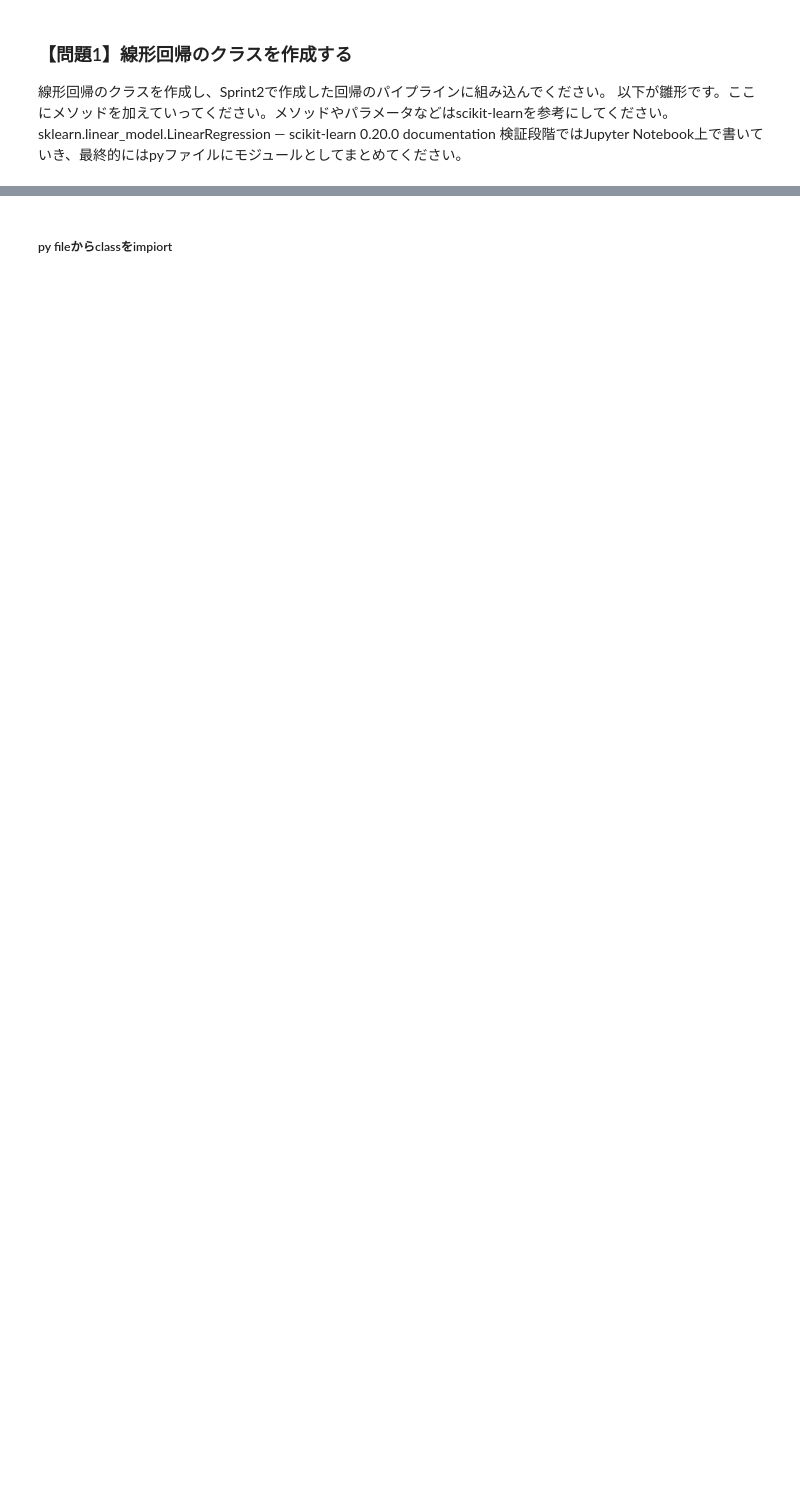
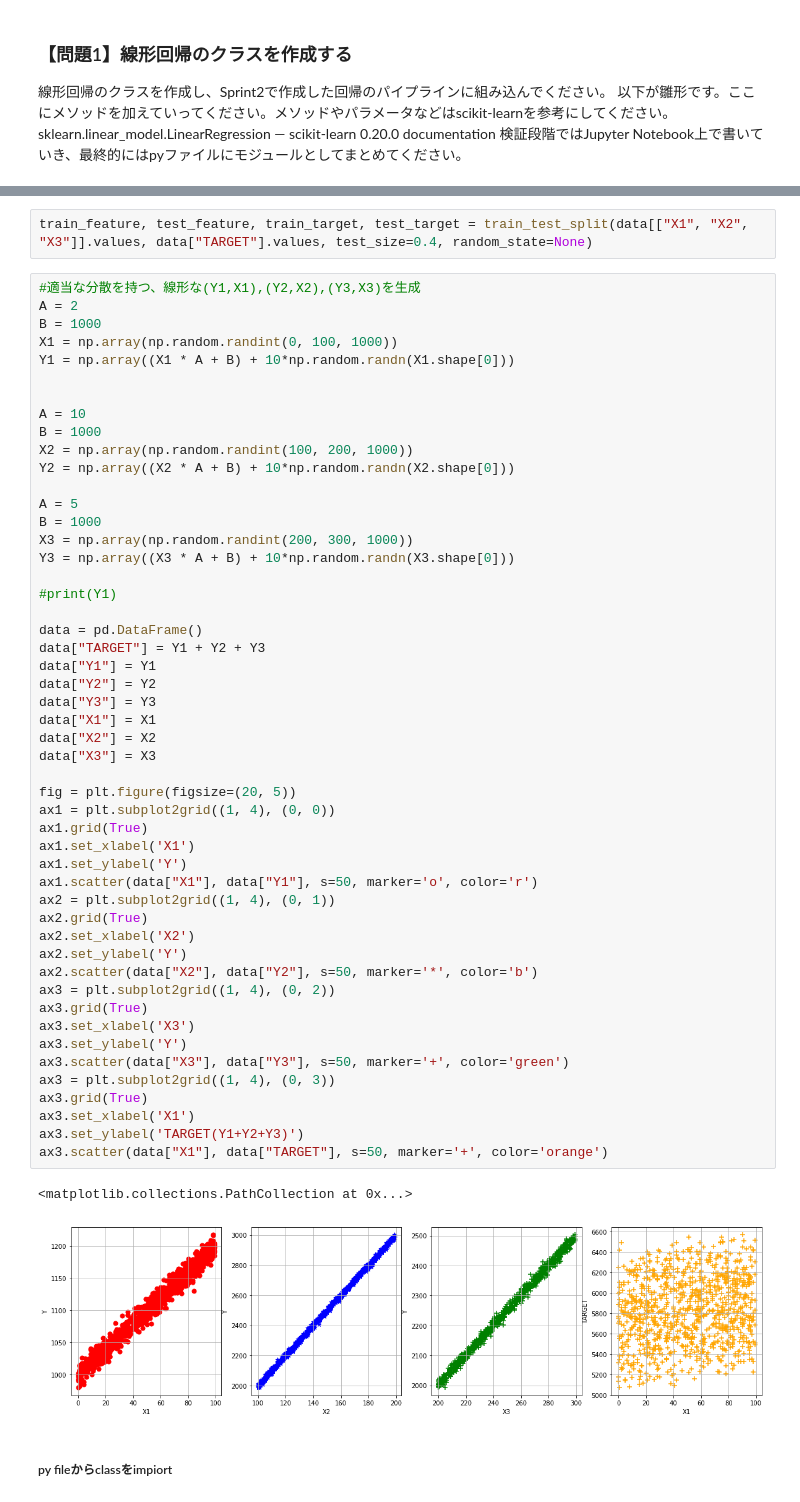
Before and after one commit to ns5849/diveintocode-ml, a Jupyter notebook: sprint3/Sprint3.ipynb, the cells around one changed output, grey strips where cells are left out. Cells and saved outputs as stored; diff of their text form; blank space fills up the shorter version.

```diff
--- a/sprint3/Sprint3.ipynb
+++ b/sprint3/Sprint3.ipynb
@@ -19,2 +73,57 @@ sklearn.linear_model.LinearRegression — scikit-learn 0.20.0 documentation
+# %%
+train_feature, test_feature, train_target, test_target = train_test_split(data[["X1", "X2", "X3"]].values, data["TARGET"].values, test_size=0.4, random_state=None)
+# %%
+#適当な分散を持つ、線形な(Y1,X1),(Y2,X2),(Y3,X3)を生成
+A = 2
+B = 1000
+X1 = np.array(np.random.randint(0, 100, 1000))
+Y1 = np.array((X1 * A + B) + 10*np.random.randn(X1.shape[0]))
+
+
+A = 10
+B = 1000
+X2 = np.array(np.random.randint(100, 200, 1000))
+Y2 = np.array((X2 * A + B) + 10*np.random.randn(X2.shape[0]))
+
+A = 5
+B = 1000
+X3 = np.array(np.random.randint(200, 300, 1000))
+Y3 = np.array((X3 * A + B) + 10*np.random.randn(X3.shape[0]))
+
+#print(Y1)
+
+data = pd.DataFrame()
+data["TARGET"] = Y1 + Y2 + Y3
+data["Y1"] = Y1
+data["Y2"] = Y2
+data["Y3"] = Y3
+data["X1"] = X1
+data["X2"] = X2
+data["X3"] = X3
+
+fig = plt.figure(figsize=(20, 5))
+ax1 = plt.subplot2grid((1, 4), (0, 0))
+ax1.grid(True)
+ax1.set_xlabel('X1')
+ax1.set_ylabel('Y')
+ax1.scatter(data["X1"], data["Y1"], s=50, marker='o', color='r')
+ax2 = plt.subplot2grid((1, 4), (0, 1))
+ax2.grid(True)
+ax2.set_xlabel('X2')
+ax2.set_ylabel('Y')
+ax2.scatter(data["X2"], data["Y2"], s=50, marker='*', color='b')
+ax3 = plt.subplot2grid((1, 4), (0, 2))
+ax3.grid(True)
+ax3.set_xlabel('X3')
+ax3.set_ylabel('Y')
+ax3.scatter(data["X3"], data["Y3"], s=50, marker='+', color='green')
+ax3 = plt.subplot2grid((1, 4), (0, 3))
+ax3.grid(True)
+ax3.set_xlabel('X1')
+ax3.set_ylabel('TARGET(Y1+Y2+Y3)')
+ax3.scatter(data["X1"], data["TARGET"], s=50, marker='+', color='orange')
+# %% [output]
+<matplotlib.collections.PathCollection at 0x...>
+[figure, added]
 # %% [markdown]
 ##### py fileからclassをimpiort
```
Also changed, not shown: parts of 61 cells of this notebook, 1 other file.
